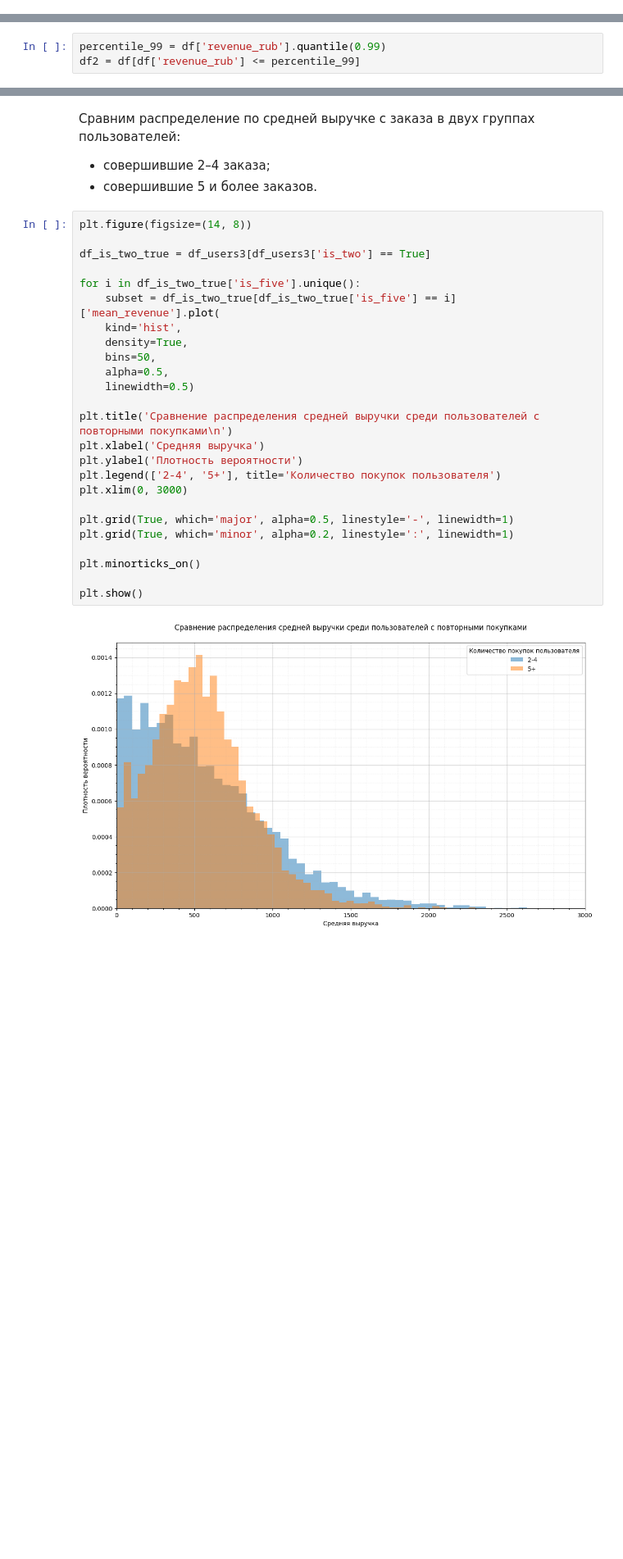
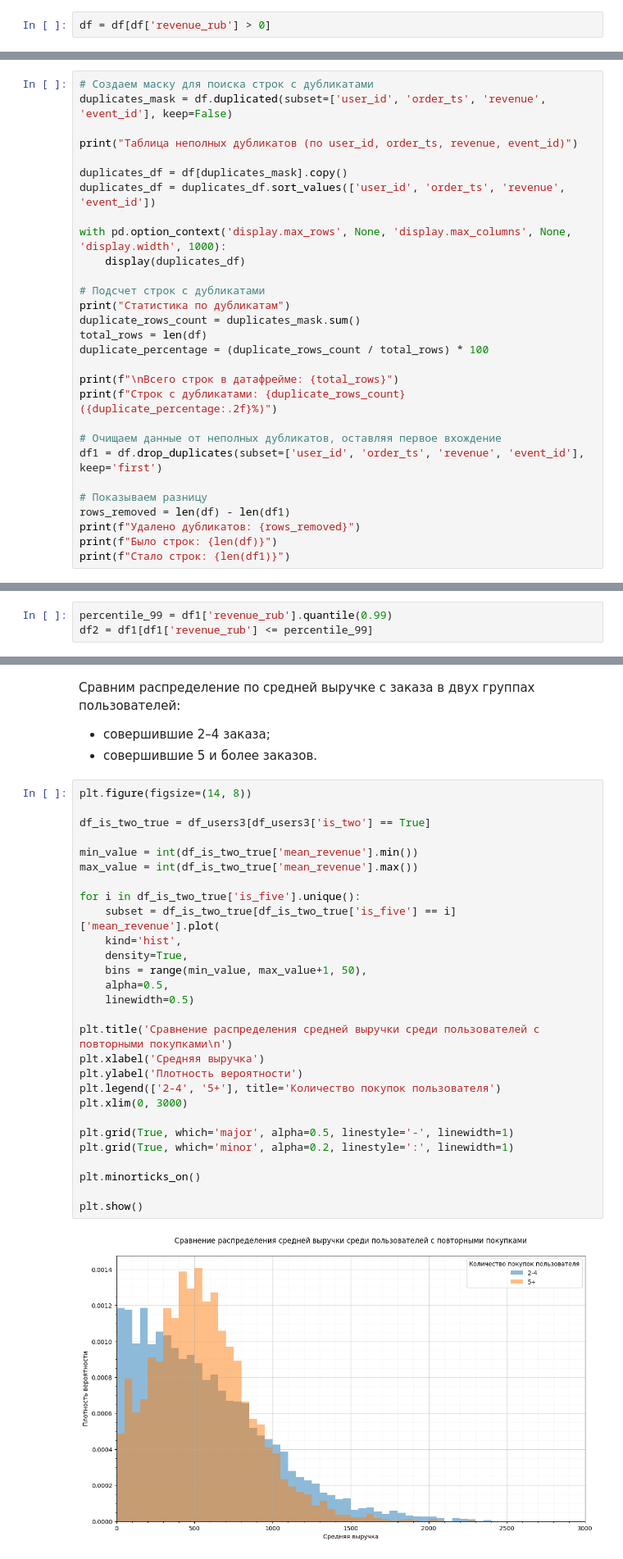
Before and after one commit to peterdudochkin/Project_YAfisha_Analysis, a Jupyter notebook: Проект Анализ лояльности пользователей Яндекс Афиши автор Пётр Дудочкин.ipynb, the cells around one changed output, grey strips where cells are left out. Shown at 82% size. Cells and saved outputs as stored; diff of their text form; blank space fills up the shorter version.

```diff
--- a/Проект Анализ лояльности пользователей Яндекс Афиши автор Пётр Дудочкин.ipynb
+++ b/Проект Анализ лояльности пользователей Яндекс Афиши автор Пётр Дудочкин.ipynb
@@ -351,0 +320,2 @@ plt.show()
+# %%
+df = df[df['revenue_rub'] > 0]
@@ -351,0 +324,29 @@ plt.show()
+# %%
+# Создаем маску для поиска строк с дубликатами
+duplicates_mask = df.duplicated(subset=['user_id', 'order_ts', 'revenue', 'event_id'], keep=False)
+
+print("Таблица неполных дубликатов (по user_id, order_ts, revenue, event_id)")
+
+duplicates_df = df[duplicates_mask].copy()
+duplicates_df = duplicates_df.sort_values(['user_id', 'order_ts', 'revenue', 'event_id'])
+
+with pd.option_context('display.max_rows', None, 'display.max_columns', None, 'display.width', 1000):
+    display(duplicates_df)
+
+# Подсчет строк с дубликатами
+print("Статистика по дубликатам")
+duplicate_rows_count = duplicates_mask.sum()
+total_rows = len(df)
+duplicate_percentage = (duplicate_rows_count / total_rows) * 100
+
+print(f"\nВсего строк в датафрейме: {total_rows}")
+print(f"Строк с дубликатами: {duplicate_rows_count} ({duplicate_percentage:.2f}%)")
+
+# Очищаем данные от неполных дубликатов, оставляя первое вхождение
+df1 = df.drop_duplicates(subset=['user_id', 'order_ts', 'revenue', 'event_id'], keep='first')
+
+# Показываем разницу
+rows_removed = len(df) - len(df1)
+print(f"Удалено дубликатов: {rows_removed}")
+print(f"Было строк: {len(df)}")
+print(f"Стало строк: {len(df1)}")
@@ -353,8 +426,8 @@ plt.show()
 Распределение данных выглядит положительно асимметричным, максимальное значение гораздо больше медианы. Большинство заказов расположено в пределах 10000 руб., более высокие значения можно отнести к выбросам.
 Отфильтруем значения столбца `revenue_rub` по 99 перцентилю.
 # %%
-percentile_99 = df['revenue_rub'].quantile(0.99)
-df2 = df[df['revenue_rub'] <= percentile_99]
+percentile_99 = df1['revenue_rub'].quantile(0.99)
+df2 = df1[df1['revenue_rub'] <= percentile_99]
 # %%
 # Изучаем статистические показатели отфильтрованного столбца revenue_rub
 print('Статистические показатели столбца revenue_rub:')
@@ -1208,30 +1350,33 @@ plt.show()
 # %%
 plt.figure(figsize=(14, 8))
 
 df_is_two_true = df_users3[df_users3['is_two'] == True]
 
+min_value = int(df_is_two_true['mean_revenue'].min())
+max_value = int(df_is_two_true['mean_revenue'].max())
+
 for i in df_is_two_true['is_five'].unique():
     subset = df_is_two_true[df_is_two_true['is_five'] == i]['mean_revenue'].plot(
     kind='hist',
     density=True,
-    bins=50,
+    bins = range(min_value, max_value+1, 50),
     alpha=0.5,
     linewidth=0.5)
 
 plt.title('Сравнение распределения средней выручки среди пользователей с повторными покупками\n')
 plt.xlabel('Средняя выручка')
 plt.ylabel('Плотность вероятности')
 plt.legend(['2-4', '5+'], title='Количество покупок пользователя')
 plt.xlim(0, 3000)
 
 plt.grid(True, which='major', alpha=0.5, linestyle='-', linewidth=1)
 plt.grid(True, which='minor', alpha=0.2, linestyle=':', linewidth=1)
 
 plt.minorticks_on()
 
 plt.show()
 # %% [output]
-[figure, old version]
+[figure, new version]
 # %% [markdown]
 Разница между группами пользователей, совершивших 2-4 покупки, и 5 и более, следующая: при средней выручке от 250 руб. до 800 руб. с заказа вероятность того, что пользователь совершил более 4 покупок, выше, при выручке около 500 руб. - статистически значимо.
 # %% [markdown]
```
Also changed, not shown: parts of 71 cells of this notebook.
